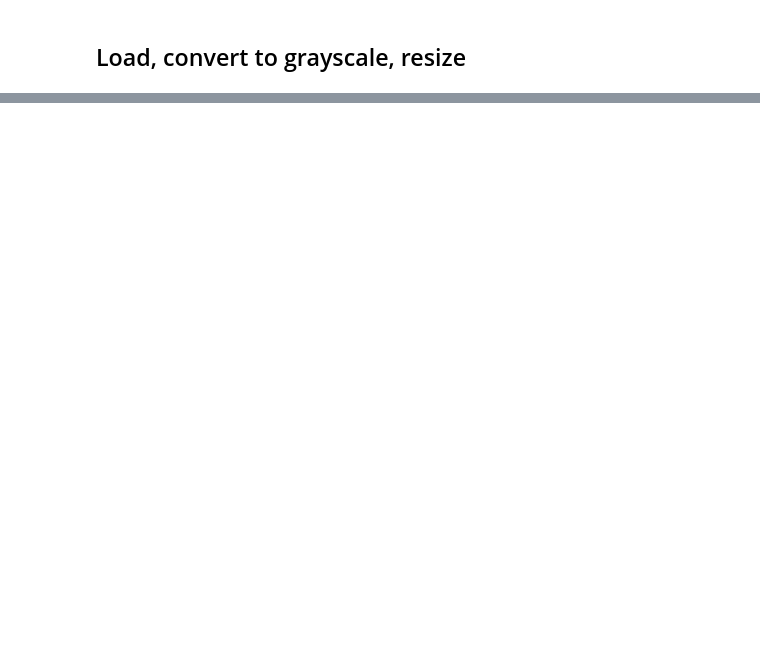
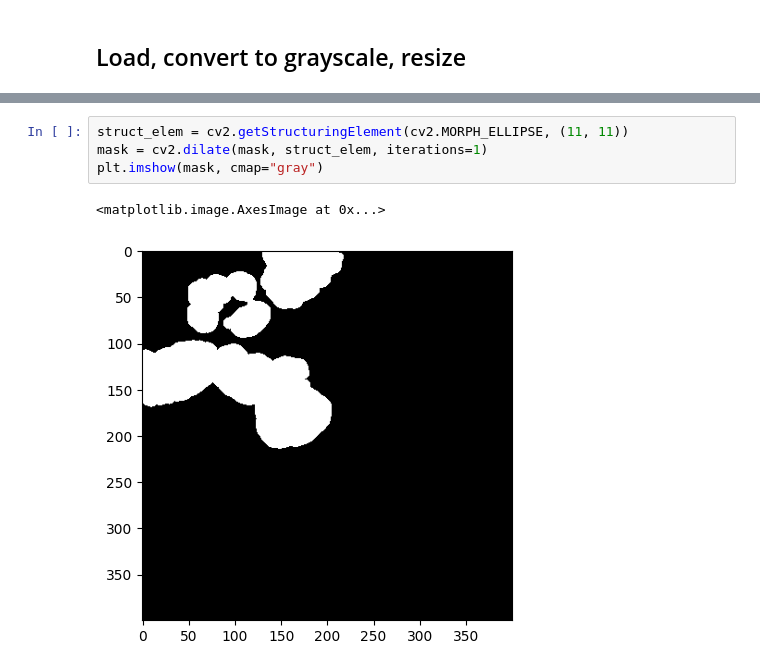
Before and after one commit to vktr274/computer-vision-thresholding, a Jupyter notebook: blood_cells.ipynb, the cells around one changed output, grey strips where cells are left out. Drawn from its saved outputs; the diff is of its cells as text; blank space fills up the shorter version.

```diff
--- a/blood_cells.ipynb
+++ b/blood_cells.ipynb
@@ -40,0 +65,7 @@ plt.imshow(bin_img, cmap="gray")
+# %%
+struct_elem = cv2.getStructuringElement(cv2.MORPH_ELLIPSE, (11, 11))
+mask = cv2.dilate(mask, struct_elem, iterations=1)
+plt.imshow(mask, cmap="gray")
+# %% [output]
+<matplotlib.image.AxesImage at 0x...>
+[figure, added]
```
Also changed, not shown: parts of 17 cells of this notebook.
